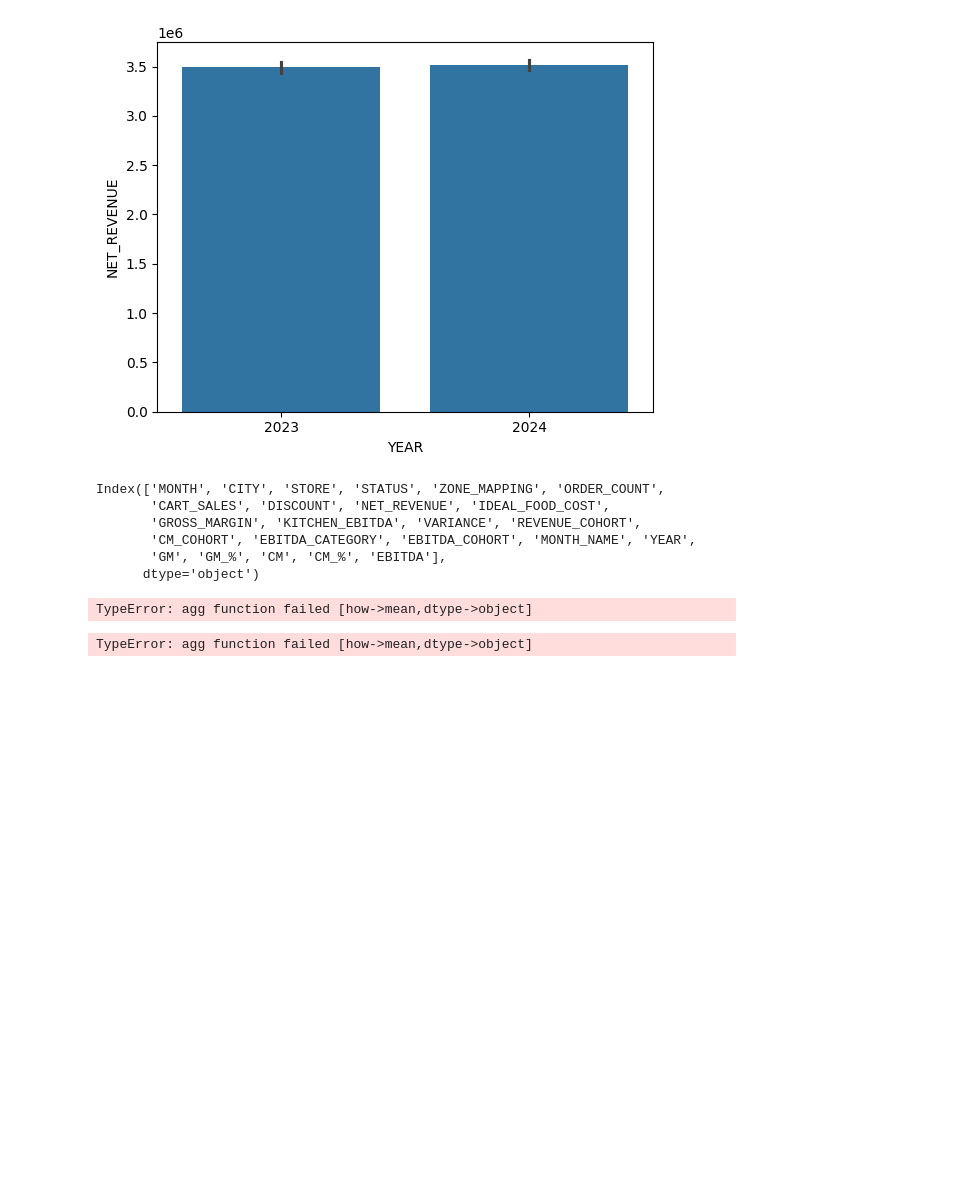
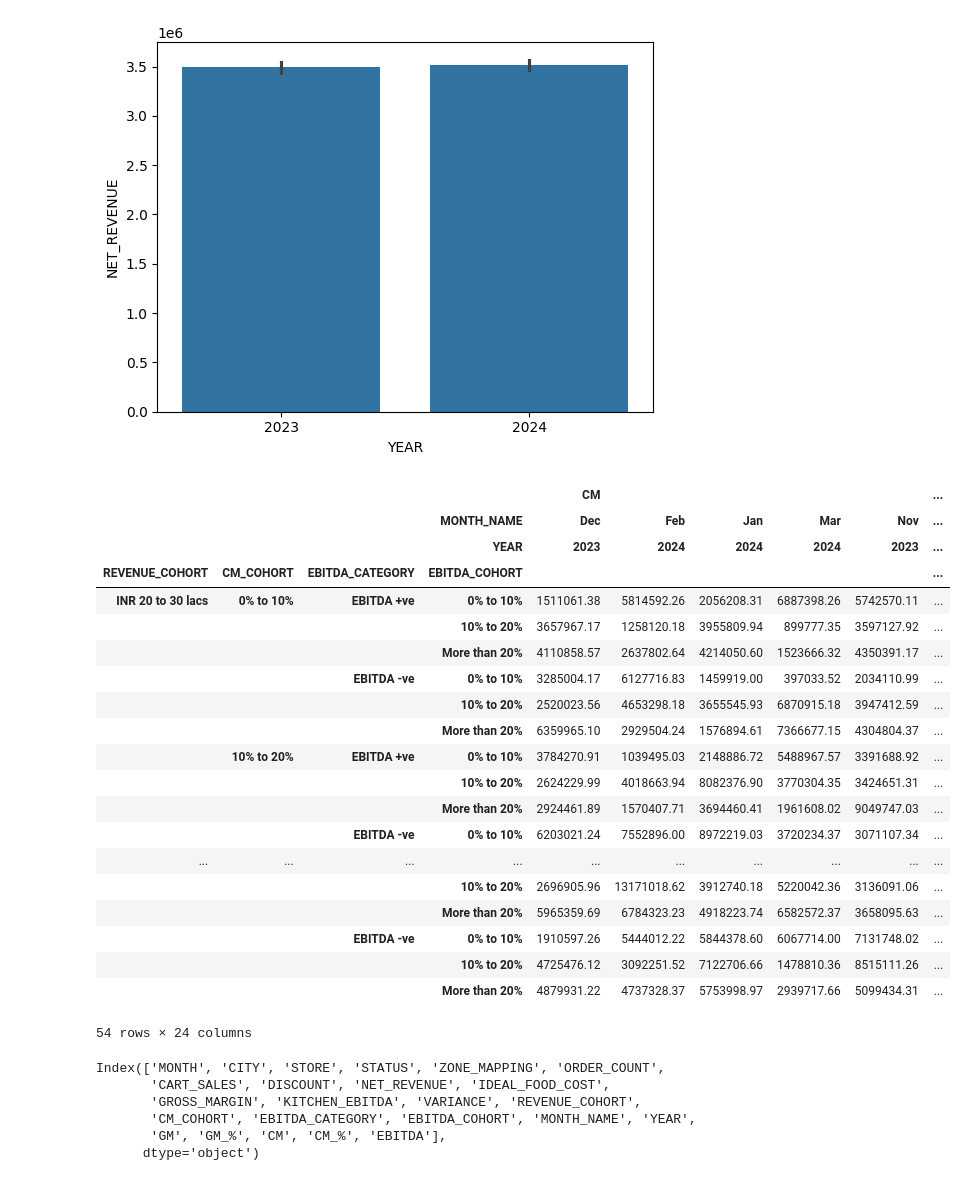
Before and after one commit to Rudra-G-23/cloud-kitchen-dashboard, a Jupyter notebook: kitchen-analysis.ipynb, the cells around one changed output. Drawn from its saved outputs; the diff is of its cells as text; code cells hidden in the pictures; blank space fills up the shorter version.

```diff
--- a/kitchen-analysis.ipynb
+++ b/kitchen-analysis.ipynb
@@ -148,6 +148,37 @@ for col in ['REVENUE_COHORT','CM_COHORT', 'EBITDA_CATEGORY', 'EBITDA_COHORT', 'M
 [figure]
 [figure]
 [figure]
+# %%
+pd.pivot_table(
+    df,
+    values= [ "NET_REVENUE", "GM", "CM", "EBITDA" ],
+    index= ["REVENUE_COHORT", "CM_COHORT", "EBITDA_CATEGORY", "EBITDA_COHORT"],
+    columns=["MONTH_NAME", "YEAR"],
+    aggfunc="sum",
+    fill_value=0
+)
+# %% [output]
+|  |  |  |  | CM |  |  |  |  | ... |
+|  |  |  | MONTH_NAME | Dec | Feb | Jan | Mar | Nov | ... |
+|  |  |  | YEAR | 2023 | 2024 | 2024 | 2024 | 2023 | ... |
+| REVENUE_COHORT | CM_COHORT | EBITDA_CATEGORY | EBITDA_COHORT |  |  |  |  |  | ... |
+| INR 20 to 30 lacs | 0% to 10% | EBITDA +ve | 0% to 10% | 1511061.38 | 5814592.26 | 2056208.31 | 6887398.26 | 5742570.11 | ... |
+|  |  |  | 10% to 20% | 3657967.17 | 1258120.18 | 3955809.94 | 899777.35 | 3597127.92 | ... |
+|  |  |  | More than 20% | 4110858.57 | 2637802.64 | 4214050.60 | 1523666.32 | 4350391.17 | ... |
+|  |  | EBITDA -ve | 0% to 10% | 3285004.17 | 6127716.83 | 1459919.00 | 397033.52 | 2034110.99 | ... |
+|  |  |  | 10% to 20% | 2520023.56 | 4653298.18 | 3655545.93 | 6870915.18 | 3947412.59 | ... |
+|  |  |  | More than 20% | 6359965.10 | 2929504.24 | 1576894.61 | 7366677.15 | 4304804.37 | ... |
+|  | 10% to 20% | EBITDA +ve | 0% to 10% | 3784270.91 | 1039495.03 | 2148886.72 | 5488967.57 | 3391688.92 | ... |
+|  |  |  | 10% to 20% | 2624229.99 | 4018663.94 | 8082376.90 | 3770304.35 | 3424651.31 | ... |
+|  |  |  | More than 20% | 2924461.89 | 1570407.71 | 3694460.41 | 1961608.02 | 9049747.03 | ... |
+|  |  | EBITDA -ve | 0% to 10% | 6203021.24 | 7552896.00 | 8972219.03 | 3720234.37 | 3071107.34 | ... |
+| ... | ... | ... | ... | ... | ... | ... | ... | ... | ... |
+|  |  |  | 10% to 20% | 2696905.96 | 13171018.62 | 3912740.18 | 5220042.36 | 3136091.06 | ... |
+|  |  |  | More than 20% | 5965359.69 | 6784323.23 | 4918223.74 | 6582572.37 | 3658095.63 | ... |
+|  |  | EBITDA -ve | 0% to 10% | 1910597.26 | 5444012.22 | 5844378.60 | 6067714.00 | 7131748.02 | ... |
+|  |  |  | 10% to 20% | 4725476.12 | 3092251.52 | 7122706.66 | 1478810.36 | 8515111.26 | ... |
+|  |  |  | More than 20% | 4879931.22 | 4737328.37 | 5753998.97 | 2939717.66 | 5099434.31 | ... |
+54 rows × 24 columns
 # %%
 df.columns
 # %% [output]
@@ -157,12 +188,3 @@ Index(['MONTH', 'CITY', 'STORE', 'STATUS', 'ZONE_MAPPING', 'ORDER_COUNT',
        'CM_COHORT', 'EBITDA_CATEGORY', 'EBITDA_COHORT', 'MONTH_NAME', 'YEAR',
        'GM', 'GM_%', 'CM', 'CM_%', 'EBITDA'],
       dtype='object')
-# %%
-df.groupby(['YEAR', 'MONTH_NAME']).mean()
-# %% [output]
-TypeError: agg function failed [how->mean,dtype->object]
-# %%
-df_bar = df.groupby(['YEAR', 'MONTH_NAME']).mean()['value'].unstack()
-df_bar.plot(kind="bar")
-# %% [output]
-TypeError: agg function failed [how->mean,dtype->object]
```
Also changed, not shown: parts of 8 cells of this notebook, 1 other file.
